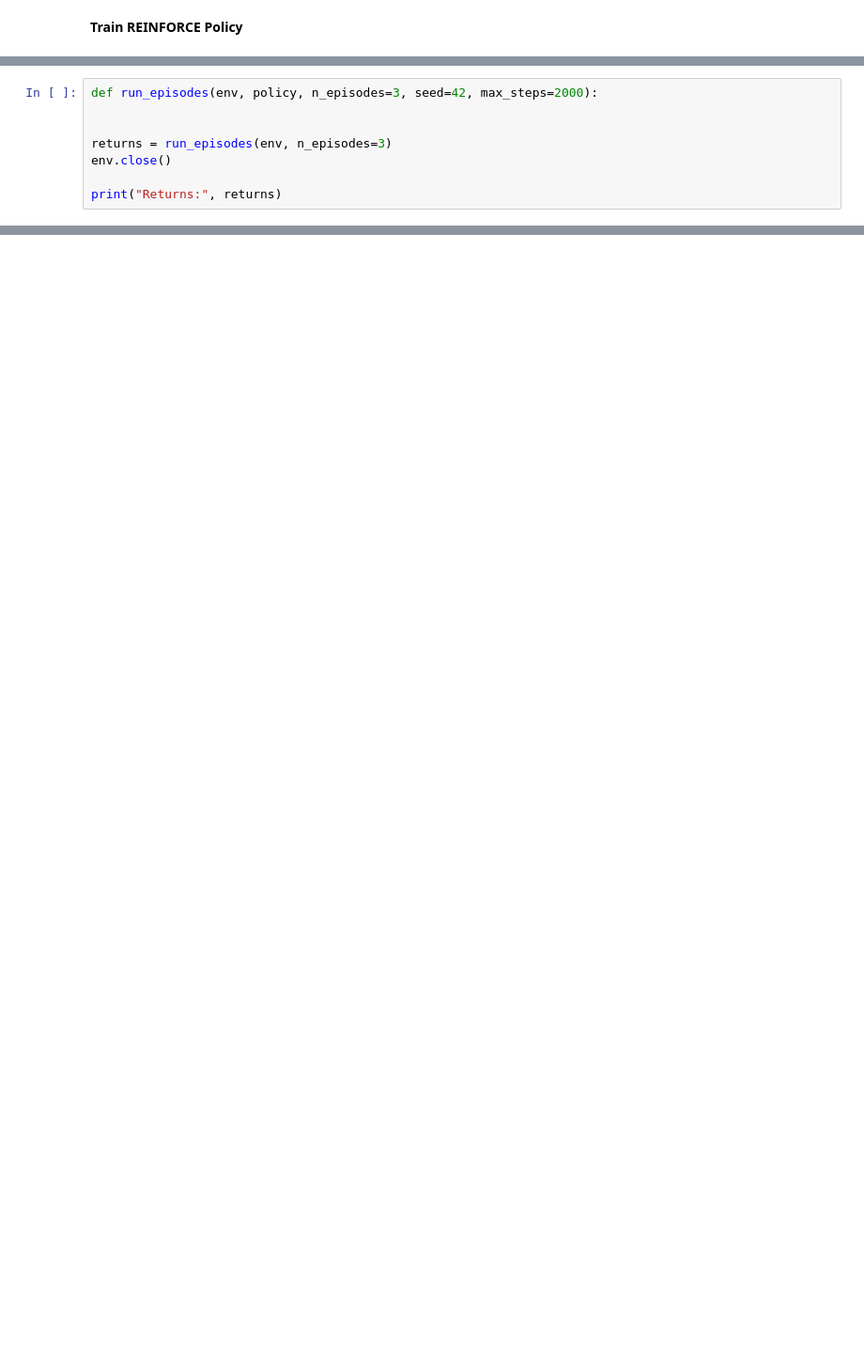
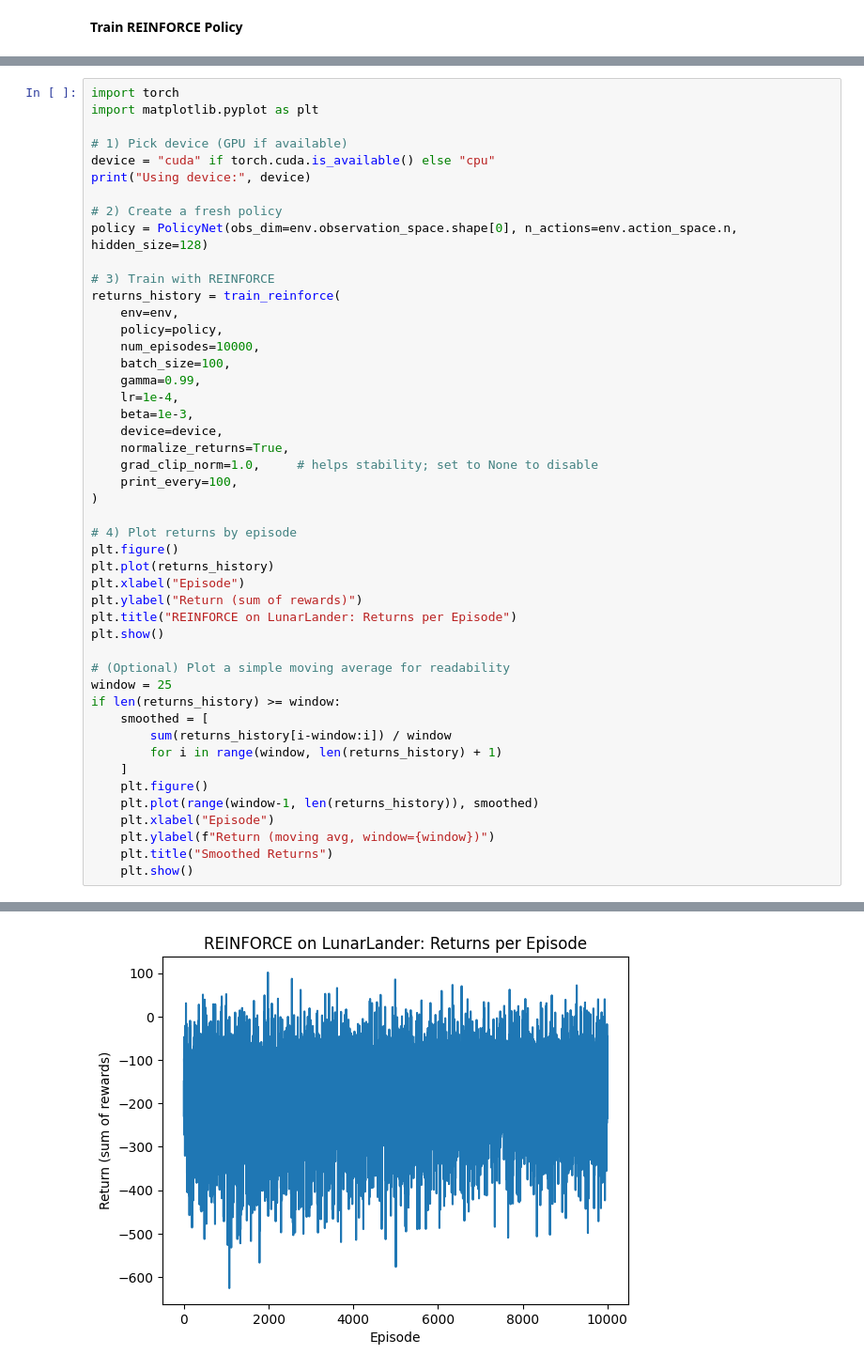
Before and after one commit to syrashid/rl-lunar-lander, a Jupyter notebook: reinforce.ipynb, the cells around one changed output, grey strips where cells are left out. Shown at 94% size. Cells and saved outputs as stored; diff of their text form; blank space fills up the shorter version.

Commit message:
FEAT: Add beta optimization

```diff
--- a/reinforce.ipynb
+++ b/reinforce.ipynb
@@ -169,8 +220,0 @@ def run_episode(env, policy: torch.nn.Module, device: torch.device | str = "cpu"
-# %%
-def run_episodes(env, policy, n_episodes=3, seed=42, max_steps=2000):
-
-
-returns = run_episodes(env, n_episodes=3)
-env.close()
-
-print("Returns:", returns)
@@ -202,0 +302,48 @@ Displaying: /content/lunar_lander/videos/LunarLander-v3_random-episode-2.mp4
+# %%
+import torch
+import matplotlib.pyplot as plt
+
+# 1) Pick device (GPU if available)
+device = "cuda" if torch.cuda.is_available() else "cpu"
+print("Using device:", device)
+
+# 2) Create a fresh policy
+policy = PolicyNet(obs_dim=env.observation_space.shape[0], n_actions=env.action_space.n, hidden_size=128)
+
+# 3) Train with REINFORCE
+returns_history = train_reinforce(
+    env=env,
+    policy=policy,
+    num_episodes=10000,
+    batch_size=100,
+    gamma=0.99,
+    lr=1e-4,
+    beta=1e-3,
+    device=device,
+    normalize_returns=True,
+    grad_clip_norm=1.0,     # helps stability; set to None to disable
+    print_every=100,
+)
+
+# 4) Plot returns by episode
+plt.figure()
+plt.plot(returns_history)
+plt.xlabel("Episode")
+plt.ylabel("Return (sum of rewards)")
+plt.title("REINFORCE on LunarLander: Returns per Episode")
+plt.show()
+
+# (Optional) Plot a simple moving average for readability
+window = 25
+if len(returns_history) >= window:
+    smoothed = [
+        sum(returns_history[i-window:i]) / window
+        for i in range(window, len(returns_history) + 1)
+    ]
+    plt.figure()
+    plt.plot(range(window-1, len(returns_history)), smoothed)
+    plt.xlabel("Episode")
+    plt.ylabel(f"Return (moving avg, window={window})")
+    plt.title("Smoothed Returns")
+    plt.show()
+# %% [output]
@@ -202,0 +367 @@ Displaying: /content/lunar_lander/videos/LunarLander-v3_random-episode-2.mp4
+[figure, added]
```
Also changed, not shown: parts of 19 cells of this notebook.
